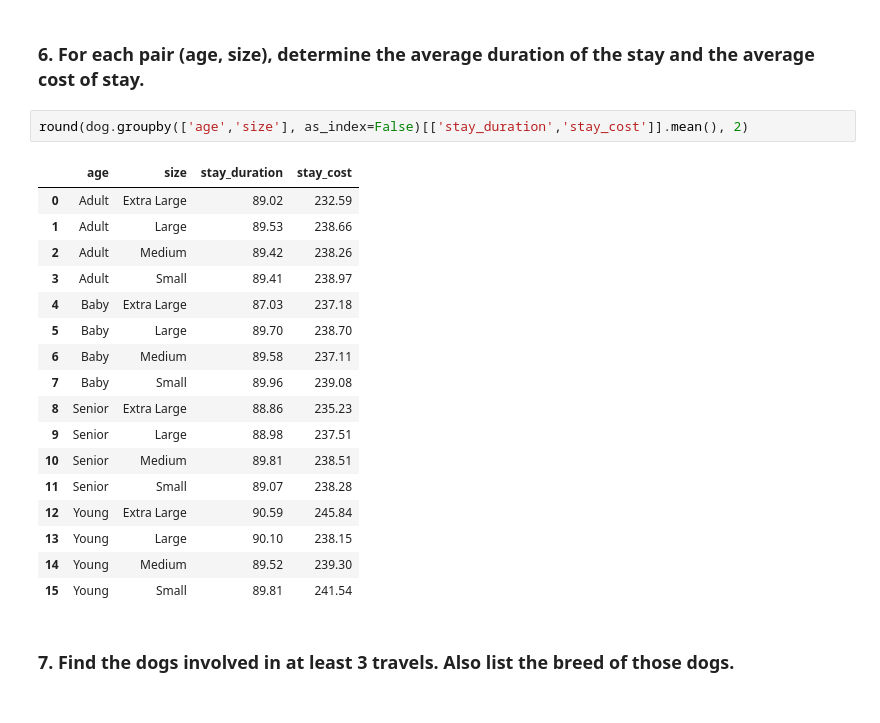
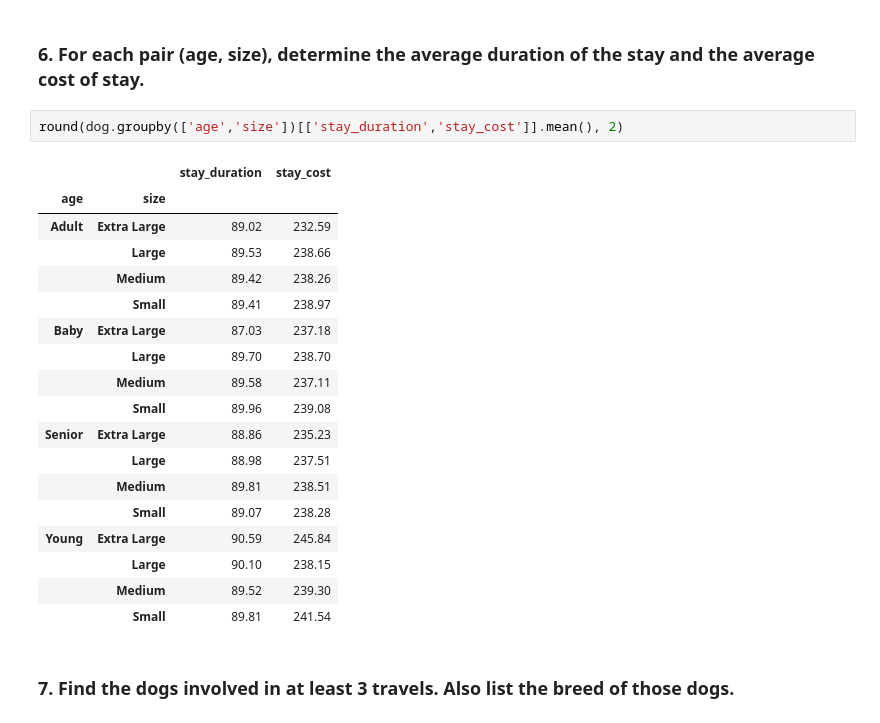
Before and after one commit to CoroTheBoss/CS-project, a Jupyter notebook: notebook.ipynb, the cells around one changed output. Saved outputs shown, nothing was run; the diff lists cells and outputs as text.

```diff
--- a/notebook.ipynb
+++ b/notebook.ipynb
@@ -169,24 +170,25 @@ The state with the highest sex imbalance is Ohio.
 # %% [markdown]
 ### 6. For each pair (age, size), determine the average duration of the stay and the average cost of stay.
 # %%
-round(dog.groupby(['age','size'], as_index=False)[['stay_duration','stay_cost']].mean(), 2)
+round(dog.groupby(['age','size'])[['stay_duration','stay_cost']].mean(), 2)
 # %% [output]
-|  | age | size | stay_duration | stay_cost |
-| 0 | Adult | Extra Large | 89.02 | 232.59 |
-| 1 | Adult | Large | 89.53 | 238.66 |
-| 2 | Adult | Medium | 89.42 | 238.26 |
-| 3 | Adult | Small | 89.41 | 238.97 |
-| 4 | Baby | Extra Large | 87.03 | 237.18 |
-| 5 | Baby | Large | 89.70 | 238.70 |
-| 6 | Baby | Medium | 89.58 | 237.11 |
-| 7 | Baby | Small | 89.96 | 239.08 |
-| 8 | Senior | Extra Large | 88.86 | 235.23 |
-| 9 | Senior | Large | 88.98 | 237.51 |
-| 10 | Senior | Medium | 89.81 | 238.51 |
-| 11 | Senior | Small | 89.07 | 238.28 |
-| 12 | Young | Extra Large | 90.59 | 245.84 |
-| 13 | Young | Large | 90.10 | 238.15 |
-| 14 | Young | Medium | 89.52 | 239.30 |
-| 15 | Young | Small | 89.81 | 241.54 |
+|  |  | stay_duration | stay_cost |
+| age | size |  |  |
+| Adult | Extra Large | 89.02 | 232.59 |
+|  | Large | 89.53 | 238.66 |
+|  | Medium | 89.42 | 238.26 |
+|  | Small | 89.41 | 238.97 |
+| Baby | Extra Large | 87.03 | 237.18 |
+|  | Large | 89.70 | 238.70 |
+|  | Medium | 89.58 | 237.11 |
+|  | Small | 89.96 | 239.08 |
+| Senior | Extra Large | 88.86 | 235.23 |
+|  | Large | 88.98 | 237.51 |
+|  | Medium | 89.81 | 238.51 |
+|  | Small | 89.07 | 238.28 |
+| Young | Extra Large | 90.59 | 245.84 |
+|  | Large | 90.10 | 238.15 |
+|  | Medium | 89.52 | 239.30 |
+|  | Small | 89.81 | 241.54 |
 # %% [markdown]
 ### 7. Find the dogs involved in at least 3 travels. Also list the breed of those dogs.
```
Also changed, not shown: parts of 32 cells of this notebook, 1 other file.
